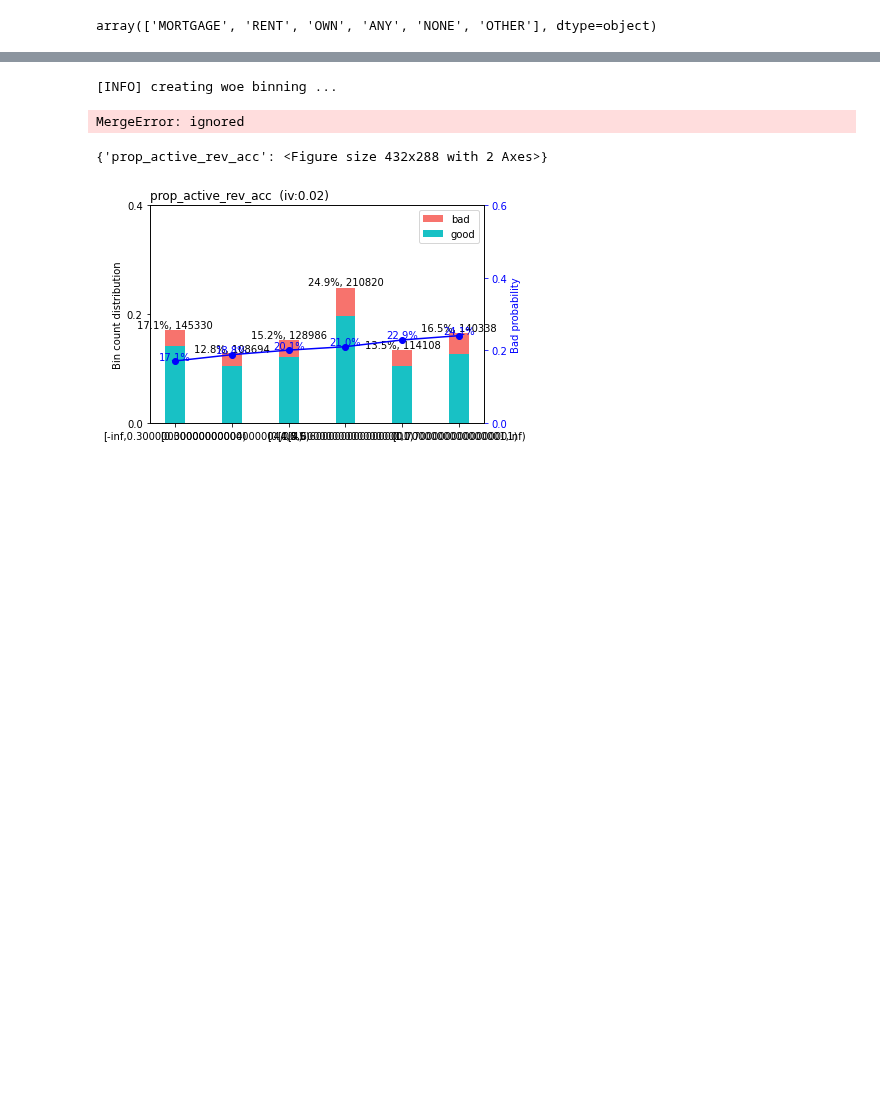
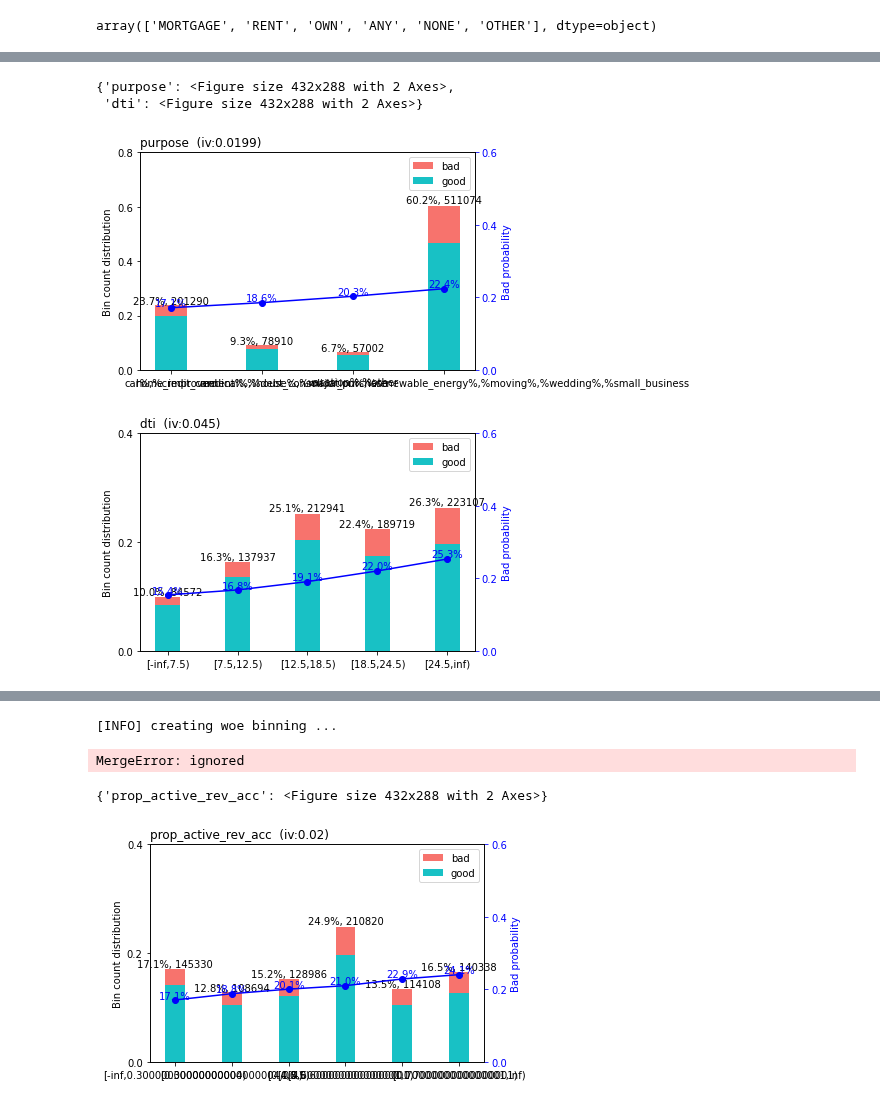
Before and after one commit to preetmodi/Credit-Risk-Analytics, a Jupyter notebook: WoE_V.ipynb, the cells around one changed output, grey strips where cells are left out. Drawn from its saved outputs; the diff is of its cells as text; code cells hidden in the pictures; blank space fills up the shorter version.

```diff
--- a/WoE_V.ipynb
+++ b/WoE_V.ipynb
@@ -276,0 +193,9 @@ Name: delinq_2yrs, dtype: float64
+# %%
+bins2 = sc.woebin(df_train_preprocessed, y='Default',
+                 x=group2_vars,  # Include only the first 5 variables
+                 min_perc_fine_bin=0.01,  # How many bins to cut initially into
+                 min_perc_coarse_bin=0.05,  # Minimum percentage per final bin
+                 stop_limit=0.02,  # Minimum information value
+                 max_num_bin=8,  # Maximum number of bins
+                 method='tree'
+                 )
@@ -276,0 +205,7 @@ Name: delinq_2yrs, dtype: float64
+# %%
+sc.woebin_plot(bins2)
+# %% [output]
+{'purpose': <Figure size 432x288 with 2 Axes>,
+ 'dti': <Figure size 432x288 with 2 Axes>}
+[figure, added]
+[figure, added]
```
Also changed, not shown: parts of 20 cells of this notebook.
